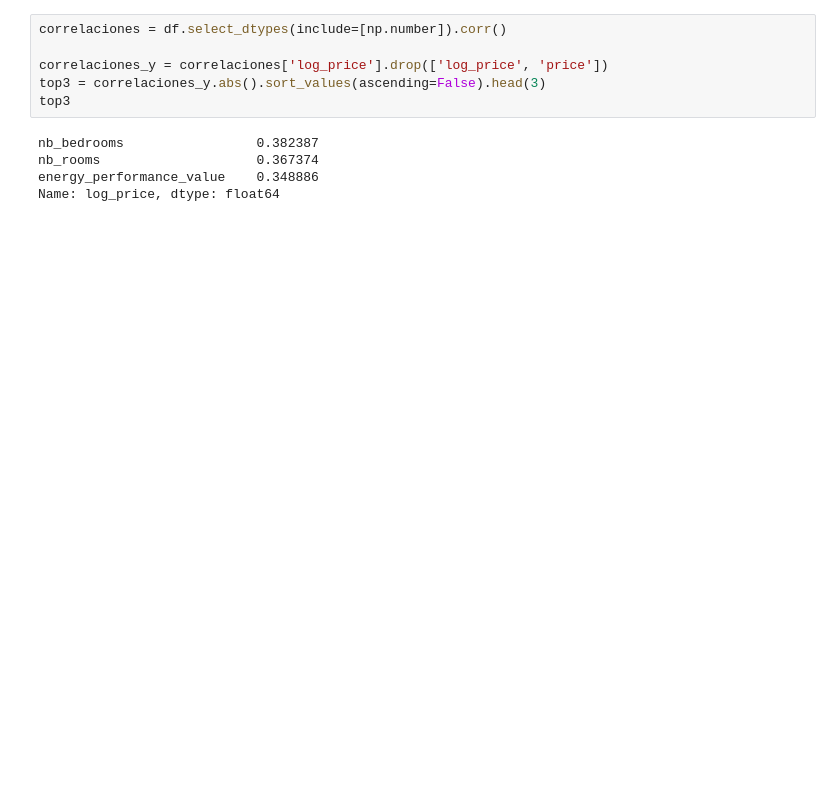
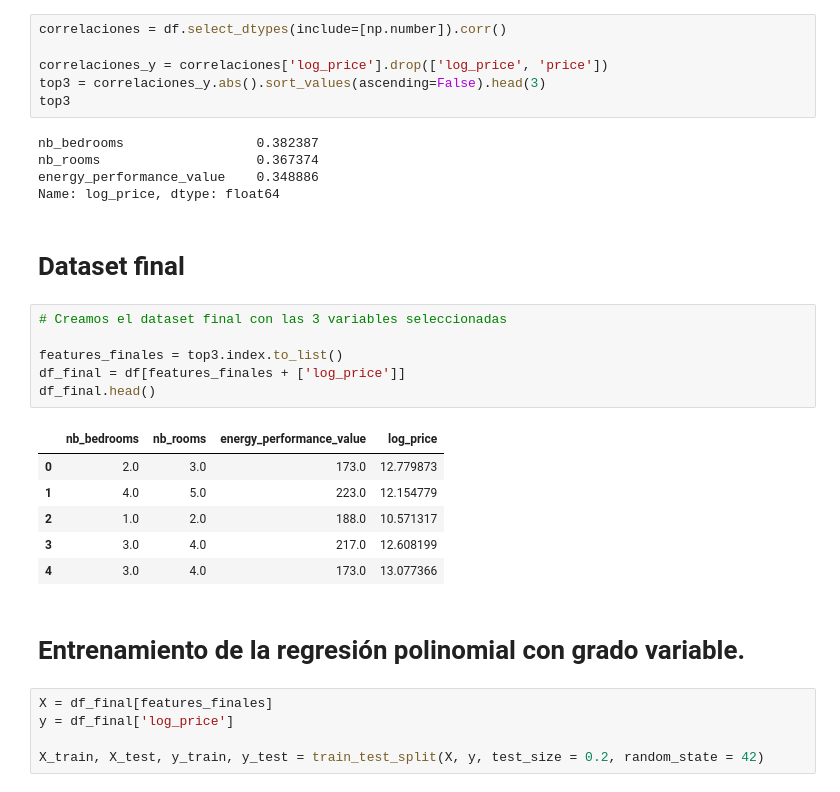
Before and after one commit to dannie-ml/Math_Deep_Learning, a Jupyter notebook: Semana_1/Reto_1_Regresion_y_RedesN.ipynb, the cells around one changed output. Saved outputs shown, nothing was run; the diff lists cells and outputs as text; blank space fills up the shorter version.

```diff
--- a/Semana_1/Reto_1_Regresion_y_RedesN.ipynb
+++ b/Semana_1/Reto_1_Regresion_y_RedesN.ipynb
@@ -410,3 +424,25 @@ nb_bedrooms                 0.382387
 nb_rooms                    0.367374
 energy_performance_value    0.348886
 Name: log_price, dtype: float64
+# %% [markdown]
+# Dataset final
+# %%
+# Creamos el dataset final con las 3 variables seleccionadas
+
+features_finales = top3.index.to_list()
+df_final = df[features_finales + ['log_price']]
+df_final.head()
+# %% [output]
+|  | nb_bedrooms | nb_rooms | energy_performance_value | log_price |
+| 0 | 2.0 | 3.0 | 173.0 | 12.779873 |
+| 1 | 4.0 | 5.0 | 223.0 | 12.154779 |
+| 2 | 1.0 | 2.0 | 188.0 | 10.571317 |
+| 3 | 3.0 | 4.0 | 217.0 | 12.608199 |
+| 4 | 3.0 | 4.0 | 173.0 | 13.077366 |
+# %% [markdown]
+# Entrenamiento de la regresión polinomial con grado variable.
+# %%
+X = df_final[features_finales]
+y = df_final['log_price']
+
+X_train, X_test, y_train, y_test = train_test_split(X, y, test_size = 0.2, random_state = 42)
```
Also changed, not shown: parts of 12 cells of this notebook.
